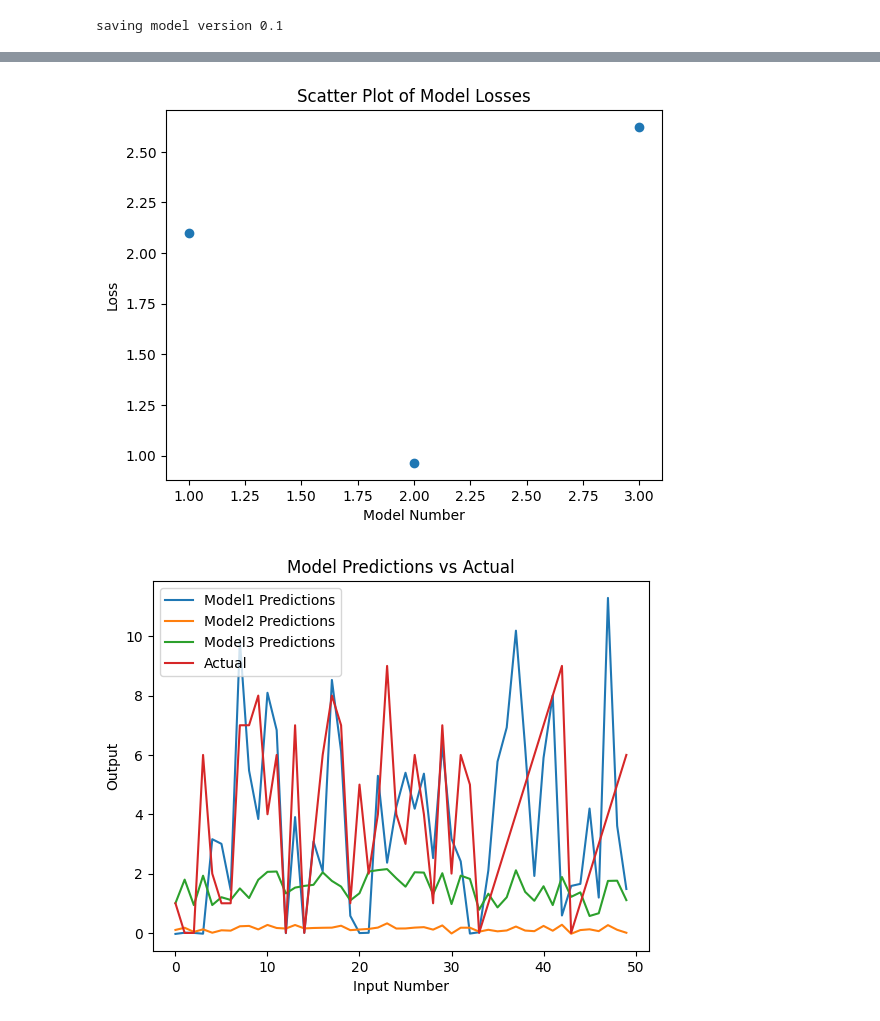
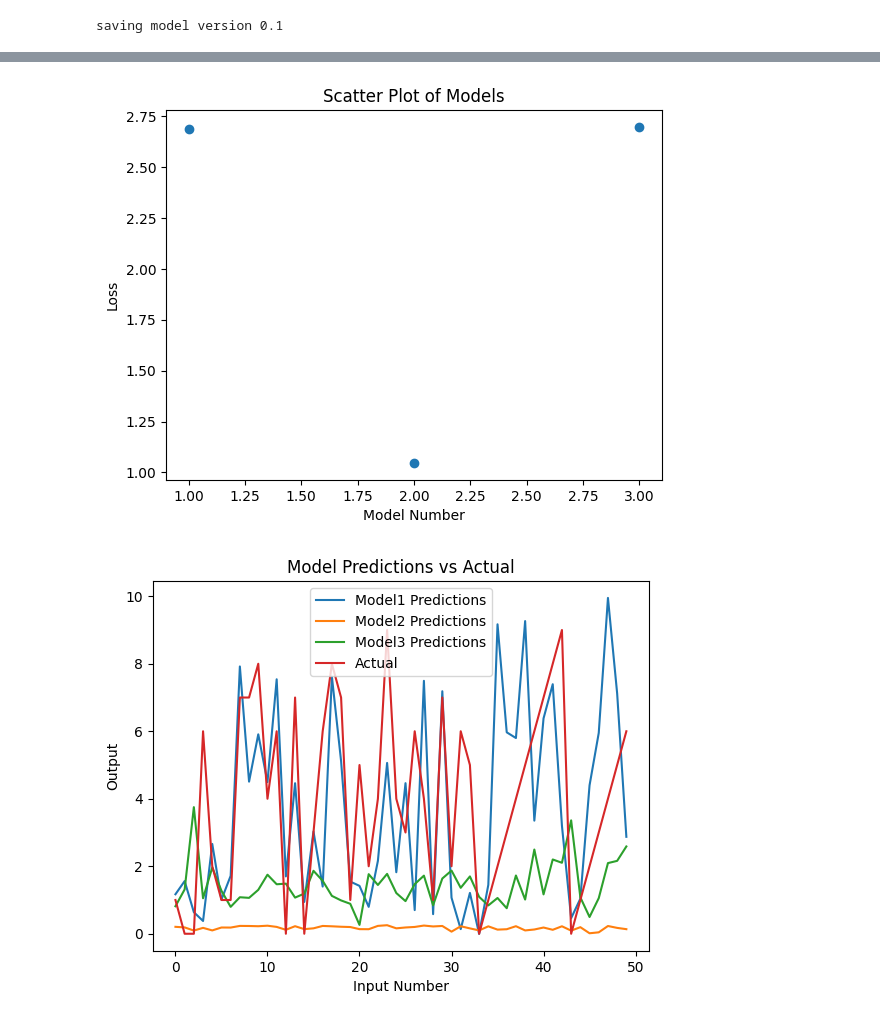
Before and after one commit to scattercat-creator/KAN-Network, a Jupyter notebook: KAN.ipynb, the cells around one changed output, grey strips where cells are left out. Drawn from its saved outputs; the diff is of its cells as text; code cells hidden in the pictures.

```diff
--- a/KAN.ipynb
+++ b/KAN.ipynb
@@ -48,10 +48,10 @@ ourdata = {}
 ourdata2 = {}
 ourdata3 = {}
 for key in data.ourdataset:
-    #total train datapoints=60000, test datapoints=10000. approx time:
-    ourdata[key] = data.ourdataset[key][:100] #only get the first 100 data points for now
-    ourdata2[key] = getsliced(data.ourdataset[key], 28)[:1000] #each element is a sum of a row of the 2d array
-    ourdata3[key] = getsliced(data.ourdataset[key], 3)[:2000] #each element is a sum of a third of the entire 2d array
+    #total train datapoints=60000, test datapoints=10000. approx time:1min/100 points model1, 30s/1000 points model2, 1min/2500 points model3
+    ourdata[key] = data.ourdataset[key][:200] #only get the first 200 data points for now
+    ourdata2[key] = getsliced(data.ourdataset[key], 28)[:4000] #each element is a sum of a row of the 2d array
+    ourdata3[key] = getsliced(data.ourdataset[key], 3)[:5000] #each element is a sum of a third of the entire 2d array
 # %%
 '''
 initialize model
@@ -62,8 +62,8 @@ initialize model
     grid: grid intervals/grid points (affects the accuracy of the splines/learnable functions)
 '''
 model = KAN(width=[784, 10, 1], grid=5, k=3, seed=0, device=device)
-model2 = KAN(width=[28, 10, 1], grid=5, k=3, seed=0, device=device, ckpt_path='./model2')
-model3 = KAN(width=[3, 5, 1], grid=5, k=3, seed=0, device=device, ckpt_path='./model3')
+model2 = KAN(width=[28, 20, 1], grid=5, k=3, seed=0, device=device, ckpt_path='./model2')
+model3 = KAN(width=[3, 25, 1], grid=5, k=3, seed=0, device=device, ckpt_path='./model3')
 # %% [output]
 checkpoint directory created: ./model
 saving model version 0.0
@@ -119,32 +120,31 @@ plt.show()
 # %%
-# Assuming model.evaluate returns a dictionary with 'predictions' and 'targets'
 eval1 = model.evaluate(ourdata)
 eval2 = model2.evaluate(ourdata2)
 eval3 = model3.evaluate(ourdata3)
 evaluation_results = [eval1, eval2, eval3]
 test_losses = [[result['test_loss'] for result in evaluation_results]]
 
-plt.scatter([i for i in range(1, 4)], test_losses)
+plt.scatter([i for i in range(1, 4)], test_losses, label='Test Loss')
 plt.xlabel('Model Number')
 plt.ylabel('Loss')
-plt.title('Scatter Plot of Model Losses')
+plt.title('Scatter Plot of Models')
 plt.show()
 # %% [output]
-[figure, old version]
+[figure, new version]
 # %%
 testingdata = data.getitems(9950, 10000)
-results = model.forward(testingdata[0])
-results2 = model2.forward(getsliced(testingdata[0], 28))
-results3 = model3.forward(getsliced(testingdata[0], 3))
+predictions = model.forward(testingdata[0])
+predictions2 = model2.forward(getsliced(testingdata[0], 28))
+predictions3 = model3.forward(getsliced(testingdata[0], 3))
+allpredictions = [predictions, predictions2, predictions3]
 # %%
-plt.plot(range(len(results)), results.detach().numpy(), label='Model1 Predictions')
-plt.plot(range(len(results2)), results2.detach().numpy(), label='Model2 Predictions')
-plt.plot(range(len(results3)), results3.detach().numpy(), label='Model3 Predictions')
+for i in range(3):
+    plt.plot(range(len(allpredictions[i])), allpredictions[i].detach().numpy(), label=f'Model{i+1} Predictions')
 plt.plot(range(len(testingdata[1])), testingdata[1].detach().numpy(), label='Actual')
 plt.xlabel('Input Number')
 plt.ylabel('Output')
 plt.title('Model Predictions vs Actual')
 plt.legend()
 plt.show()
 # %% [output]
-[figure, old version]
+[figure, new version]
```
Also changed, not shown: parts of 6 cells of this notebook, 15 other files.
